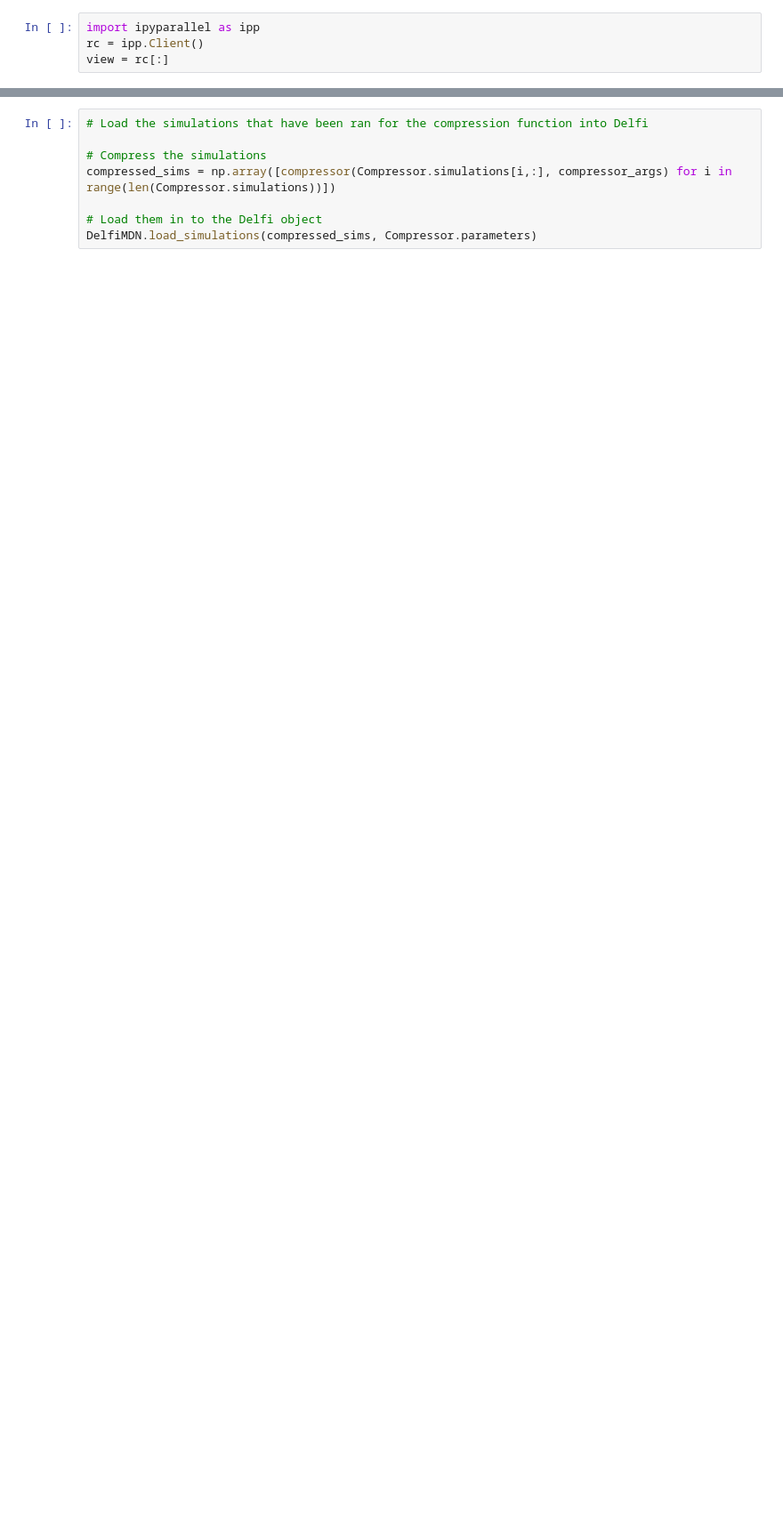
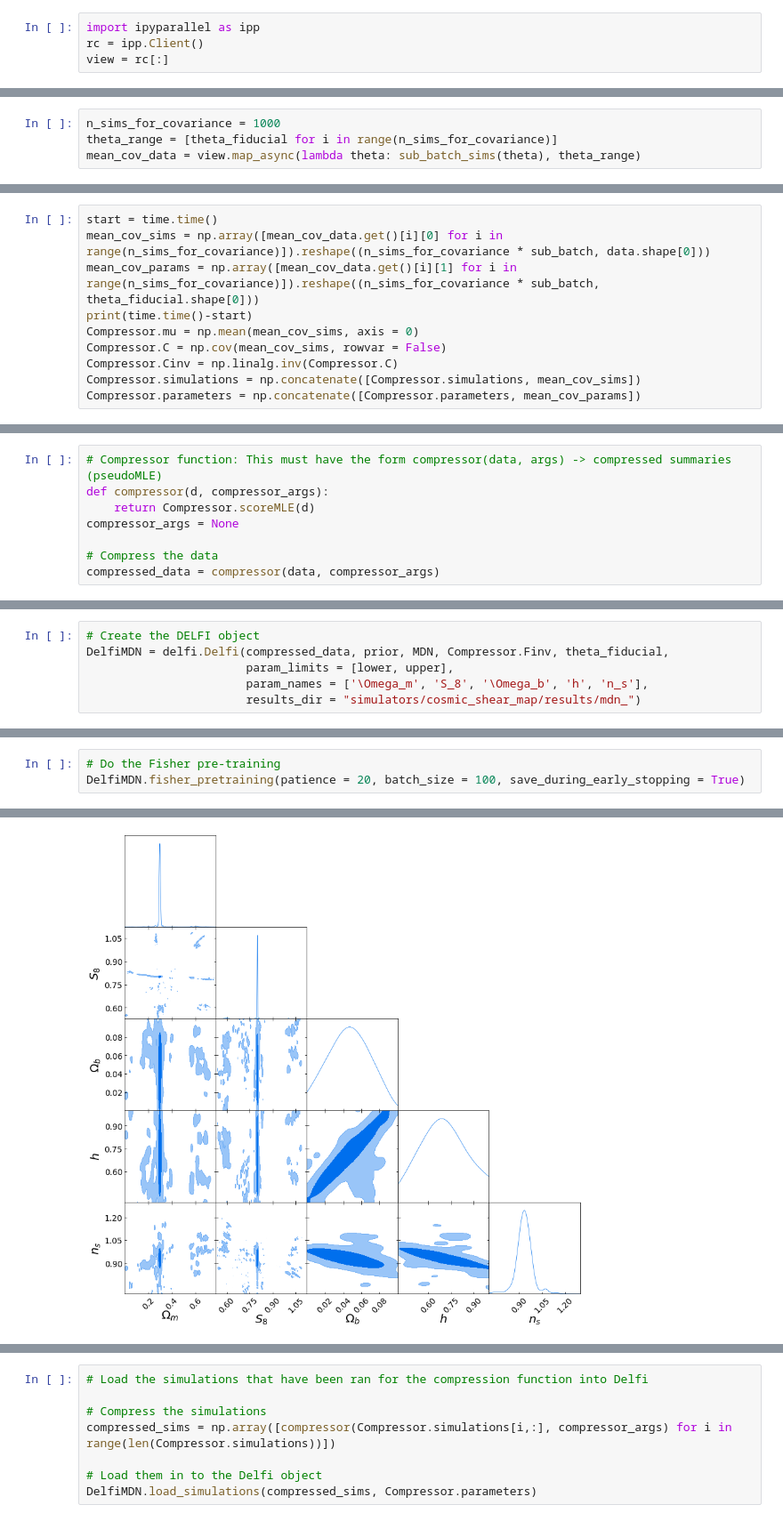
Before and after one commit to jasminelujia/pydelfi, a Jupyter notebook: cosmic_shear_map (iPyParallel).ipynb, the cells around one changed output, grey strips where cells are left out. Shown at 89% size. Saved outputs shown, nothing was run; the diff lists cells and outputs as text; blank space fills up the shorter version.

Commit message:
iPyParallel version - with a bunch of changes to priors and calculation of fisher matrix, etc.

```diff
--- a/cosmic_shear_map (iPyParallel).ipynb
+++ b/cosmic_shear_map (iPyParallel).ipynb
@@ -215,0 +271,4 @@ DelfiMDN.fisher_pretraining()
+# %%
+n_sims_for_covariance = 1000
+theta_range = [theta_fiducial for i in range(n_sims_for_covariance)]
+mean_cov_data = view.map_async(lambda theta: sub_batch_sims(theta), theta_range)
@@ -215,0 +281,10 @@ DelfiMDN.fisher_pretraining()
+# %%
+start = time.time()
+mean_cov_sims = np.array([mean_cov_data.get()[i][0] for i in range(n_sims_for_covariance)]).reshape((n_sims_for_covariance * sub_batch, data.shape[0]))
+mean_cov_params = np.array([mean_cov_data.get()[i][1] for i in range(n_sims_for_covariance)]).reshape((n_sims_for_covariance * sub_batch, theta_fiducial.shape[0]))
+print(time.time()-start)
+Compressor.mu = np.mean(mean_cov_sims, axis = 0)
+Compressor.C = np.cov(mean_cov_sims, rowvar = False)
+Compressor.Cinv = np.linalg.inv(Compressor.C)
+Compressor.simulations = np.concatenate([Compressor.simulations, mean_cov_sims])
+Compressor.parameters = np.concatenate([Compressor.parameters, mean_cov_params])
@@ -215,0 +300,8 @@ DelfiMDN.fisher_pretraining()
+# %%
+# Compressor function: This must have the form compressor(data, args) -> compressed summaries (pseudoMLE)
+def compressor(d, compressor_args):
+    return Compressor.scoreMLE(d)
+compressor_args = None
+
+# Compress the data
+compressed_data = compressor(data, compressor_args)
@@ -215,0 +316,6 @@ DelfiMDN.fisher_pretraining()
+# %%
+# Create the DELFI object
+DelfiMDN = delfi.Delfi(compressed_data, prior, MDN, Compressor.Finv, theta_fiducial,
+                       param_limits = [lower, upper],
+                       param_names = ['\Omega_m', 'S_8', '\Omega_b', 'h', 'n_s'],
+                       results_dir = "simulators/cosmic_shear_map/results/mdn_")
@@ -215,0 +324,4 @@ DelfiMDN.fisher_pretraining()
+# %%
+# Do the Fisher pre-training
+DelfiMDN.fisher_pretraining(patience = 20, batch_size = 100, save_during_early_stopping = True)
+# %% [output]
@@ -215,0 +337 @@ DelfiMDN.fisher_pretraining()
+[figure, added]
```
Also changed, not shown: parts of 62 cells of this notebook, 4 other files.
